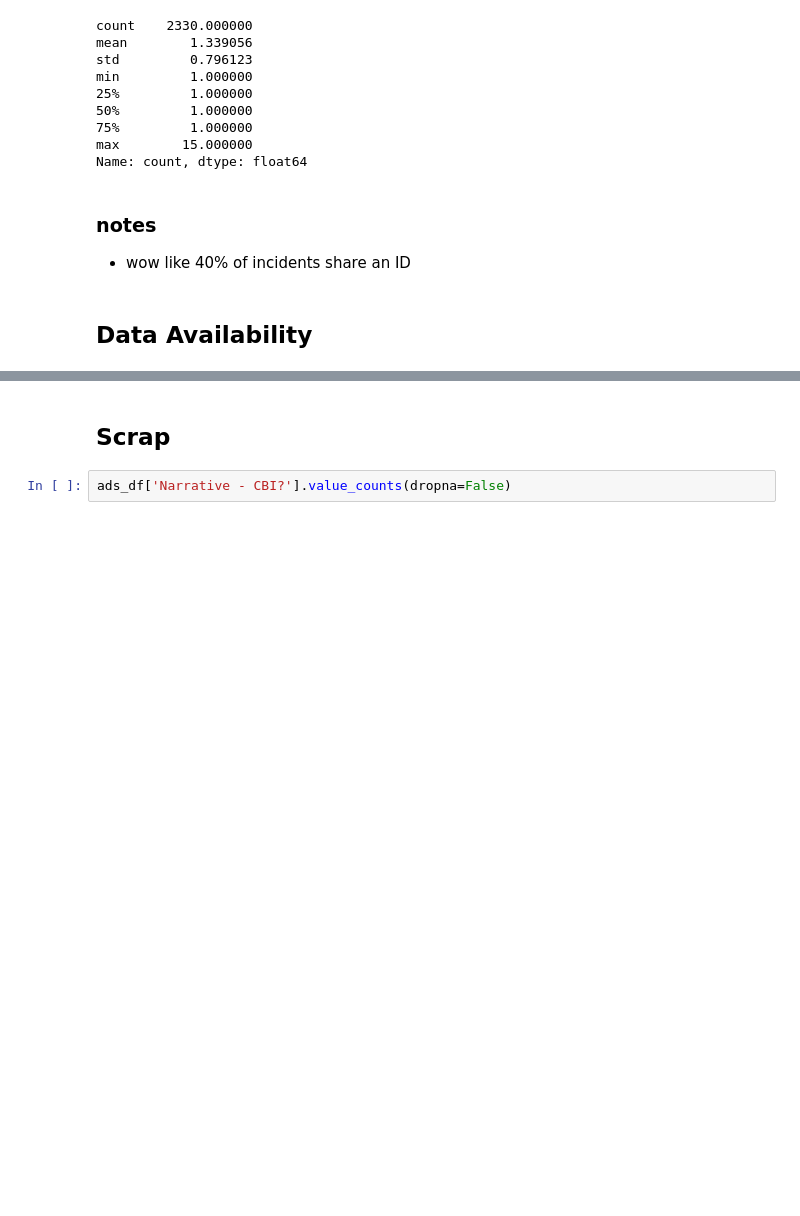
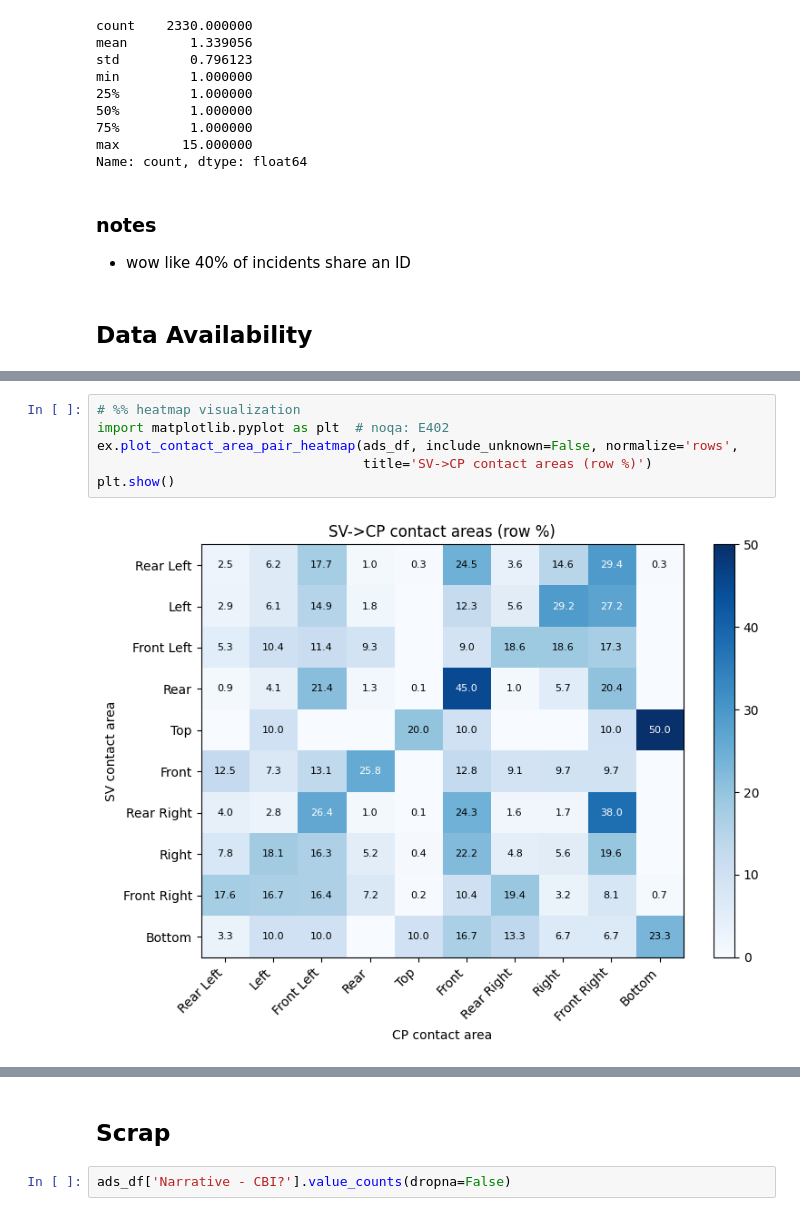
Before and after one commit to AurelianTactics/avird_2026, a Jupyter notebook: eda/ADS_to_2026_03_16/01_eda_initial_explore_2026.ipynb, the cells around one changed output, grey strips where cells are left out. Saved outputs shown, nothing was run; the diff lists cells and outputs as text; blank space fills up the shorter version.

Commit message:
contact area eda

```diff
--- a/eda/ADS_to_2026_03_16/01_eda_initial_explore_2026.ipynb
+++ b/eda/ADS_to_2026_03_16/01_eda_initial_explore_2026.ipynb
@@ -877,0 +962,8 @@ ads
+# %%
+# %% heatmap visualization
+import matplotlib.pyplot as plt  # noqa: E402
+ex.plot_contact_area_pair_heatmap(ads_df, include_unknown=False, normalize='rows',
+                                  title='SV->CP contact areas (row %)')
+plt.show()
+# %% [output]
+[figure, added]
```
Also changed, not shown: parts of 22 cells of this notebook, 4 other files.
